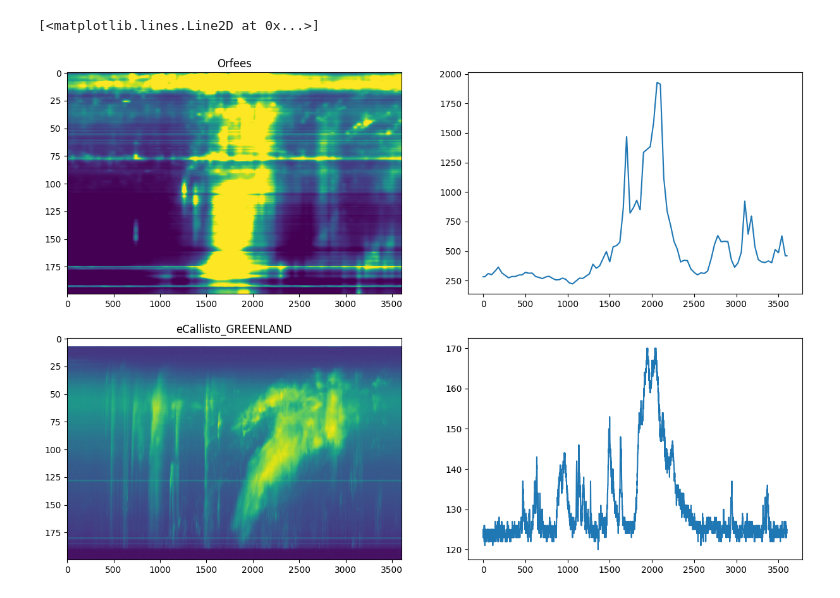
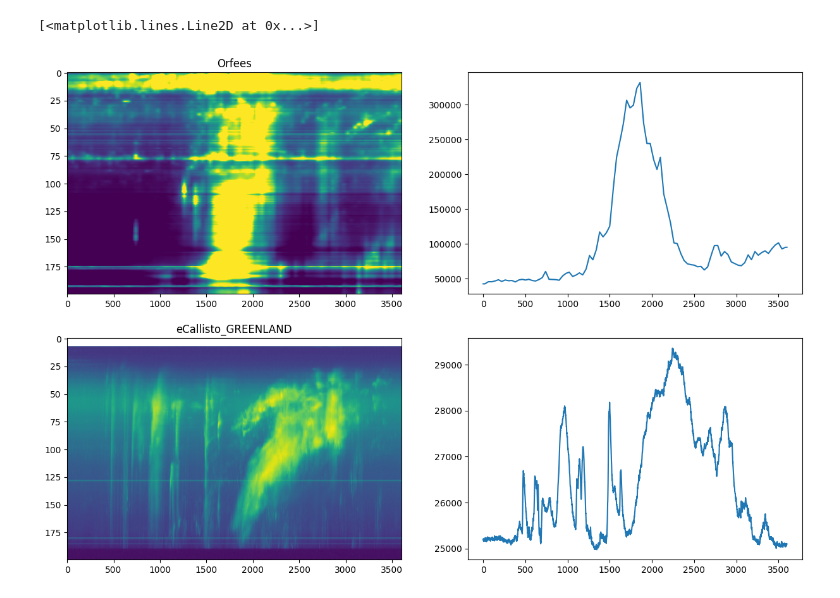
Before and after one commit to i4Ds/eCallistoValidation, a Jupyter notebook: validation/Orfees/Test_orfees.ipynb, the cells around one changed output. Drawn from its saved outputs; the diff is of its cells as text; code cells hidden in the pictures.

```diff
--- a/validation/Orfees/Test_orfees.ipynb
+++ b/validation/Orfees/Test_orfees.ipynb
@@ -190,17 +268,18 @@ axs[1, 1].plot(spec4.data[50])
 # %%
 orfees_2 = OrfeesSpectrogram("./orfees_files/int_orf20170906_115500_10 (1).fts")
+
 spec = CallistoSpectrogram.from_url('http://soleil.i4ds.ch/solarradio/data/2002-20yy_Callisto/2017/09/06/GREENLAND_20170906_115514_62.fit.gz')
 
-_data = orfees_2.resize((spec.shape[1],spec.shape[0])) #[:, :200]
-
+_data = orfees_2.resize((spec.shape[1],spec.shape[0]))[:200, :]
+# _data = orfees_2.data[:, :200]
 fig, axs = plt.subplots(2, 2, figsize=(15, 10))
 axs[0, 0].imshow(_data,vmin=100, vmax=1000, aspect="auto")
 axs[0, 0].set_title("Orfees")
 axs[1, 0].imshow(spec.data[::-1], aspect="auto")
 axs[1, 0].set_title("eCallisto_GREENLAND")
-axs[0, 1].plot(_data[50])
-axs[1, 1].plot(spec.data[50])
+axs[0, 1].plot(_data.sum(axis=0) )
+axs[1, 1].plot(spec.data.sum(axis=0))
 # %% [output]
 [<matplotlib.lines.Line2D at 0x...>]
-[figure, old version]
+[figure, new version]
 # %%
```
Also changed, not shown: parts of 10 cells of this notebook.
